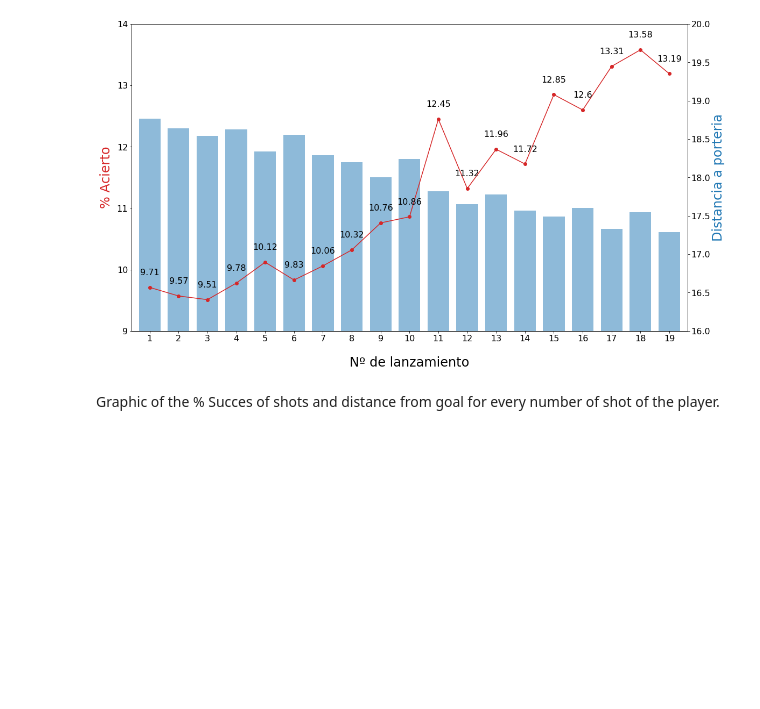
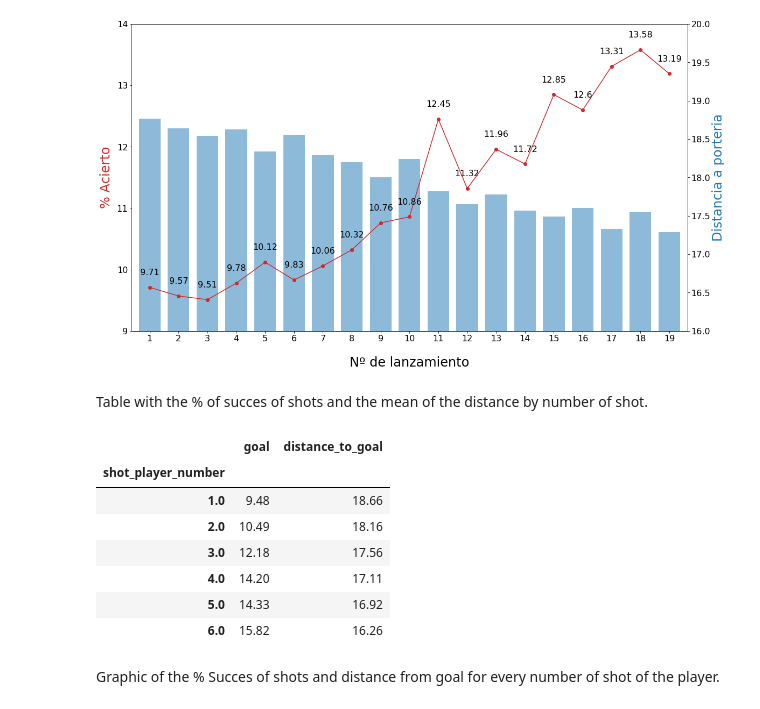
Before and after one commit to SergiRuizUNIR/TFG, a Jupyter notebook: 10_Resumen_&_Subdatatsets.ipynb, the cells around one changed output. Drawn from its saved outputs; the diff is of its cells as text; code cells hidden in the pictures; blank space fills up the shorter version.

```diff
--- a/10_Resumen_&_Subdatatsets.ipynb
+++ b/10_Resumen_&_Subdatatsets.ipynb
@@ -632,6 +632,24 @@ fig = plt.gcf()
 fig.set_size_inches(18.5, 10.5)
 # %% [output]
 [figure]
+# %% [markdown]
+Table with the % of succes of shots and the mean of the distance by number of shot.
+# %%
+df_non_penaltyv = df_non_penalty[df_non_penalty.shot_player_number < 7].copy()
+g = df_non_penaltyv.groupby('shot_player_number')[['goal','distance_to_goal']].mean()
+g.reset_index()
+g['goal'] = (g.goal)*100
+g = g.round(2)
+g
+# %% [output]
+|  | goal | distance_to_goal |
+| shot_player_number |  |  |
+| 1.0 | 9.48 | 18.66 |
+| 2.0 | 10.49 | 18.16 |
+| 3.0 | 12.18 | 17.56 |
+| 4.0 | 14.20 | 17.11 |
+| 5.0 | 14.33 | 16.92 |
+| 6.0 | 15.82 | 16.26 |
 # %% [markdown]
 Graphic of the % Succes of shots and distance from goal for every number of shot of the player.
 # %%
```
Also changed, not shown: parts of 9 cells of this notebook.
